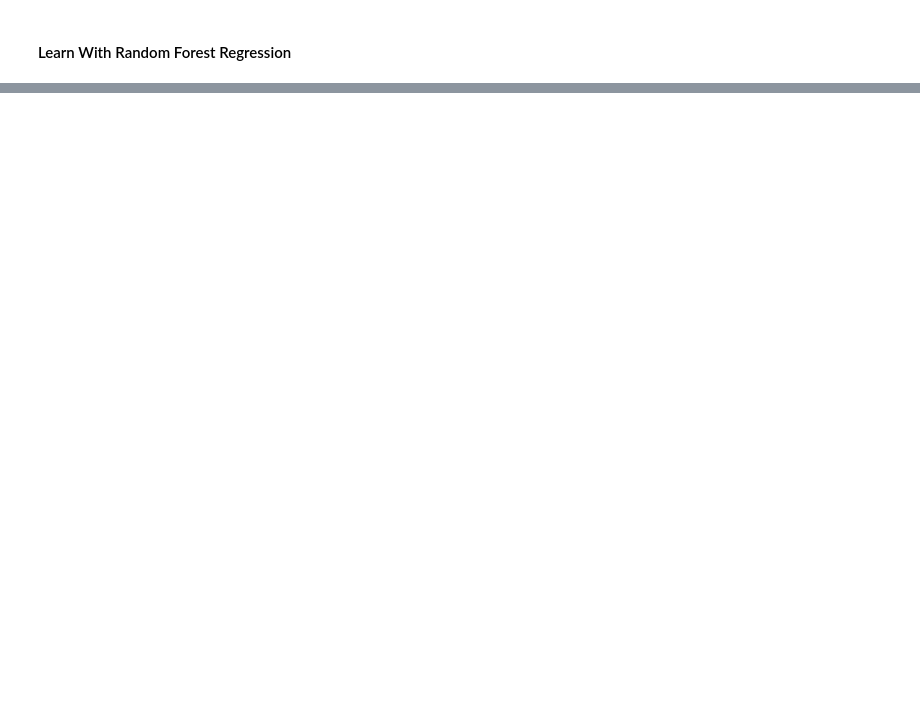
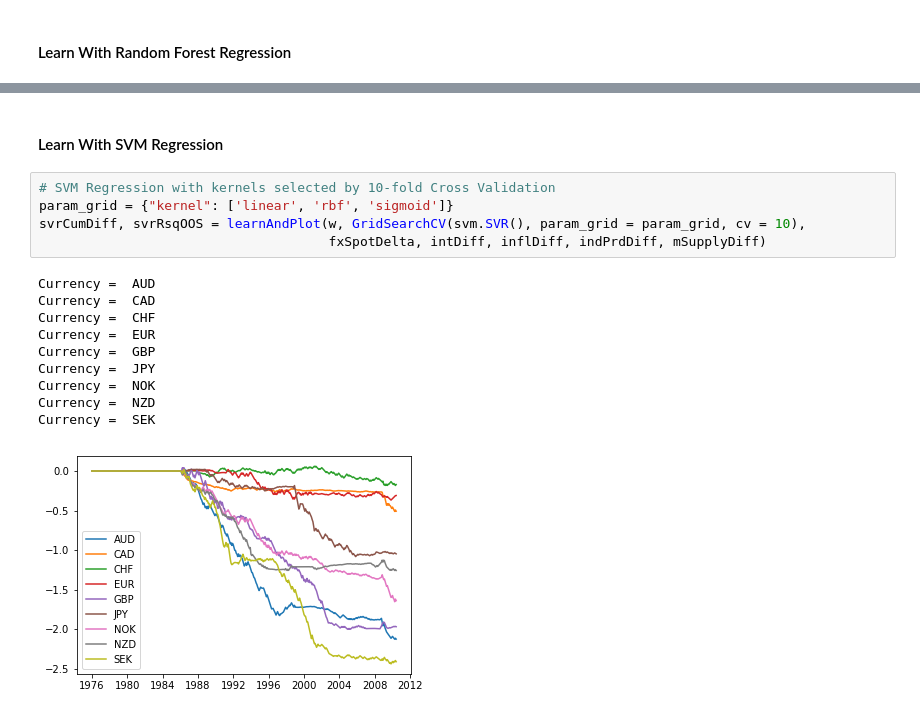
Before and after one commit to siowmeng/bigdatafinance, a Jupyter notebook: Assignment2/BDFGroupAssignment2-SM.ipynb, the cells around one changed output, grey strips where cells are left out. Cells and saved outputs as stored; diff of their text form; blank space fills up the shorter version.

```diff
--- a/Assignment2/BDFGroupAssignment2-SM.ipynb
+++ b/Assignment2/BDFGroupAssignment2-SM.ipynb
@@ -165,0 +263,18 @@ Currency =  SEK
+# %% [markdown]
+#### Learn With SVM Regression
+# %%
+# SVM Regression with kernels selected by 10-fold Cross Validation
+param_grid = {"kernel": ['linear', 'rbf', 'sigmoid']}
+svrCumDiff, svrRsqOOS = learnAndPlot(w, GridSearchCV(svm.SVR(), param_grid = param_grid, cv = 10),
+                                     fxSpotDelta, intDiff, inflDiff, indPrdDiff, mSupplyDiff)
+# %% [output]
+Currency =  AUD
+Currency =  CAD
+Currency =  CHF
+Currency =  EUR
+Currency =  GBP
+Currency =  JPY
+Currency =  NOK
+Currency =  NZD
+Currency =  SEK
+[figure, added]
```
Also changed, not shown: parts of 36 cells of this notebook.
